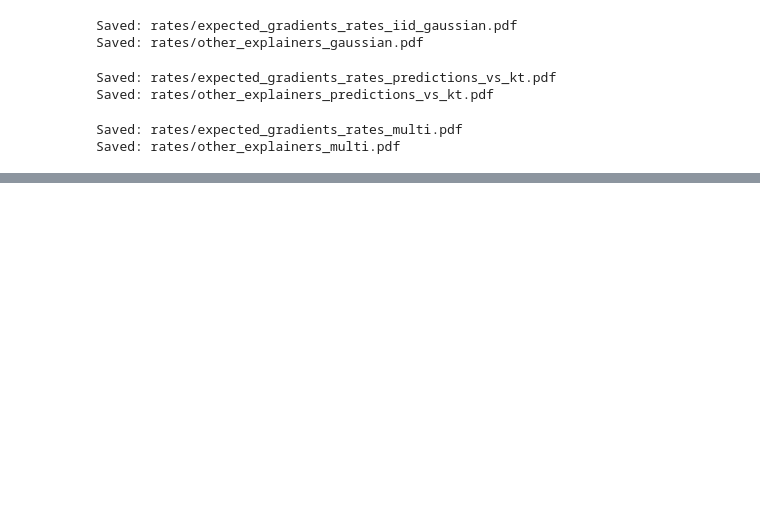
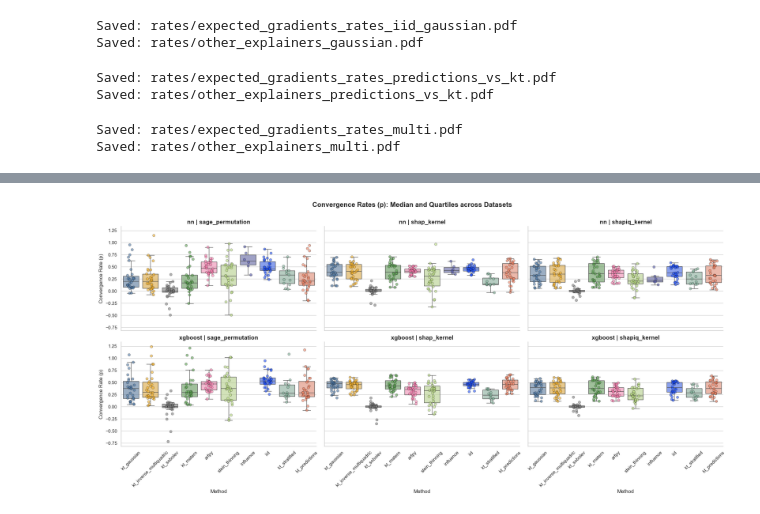
Before and after one commit to kateqwerty001/bsc-compress-then-explain, a Jupyter notebook: visualizations/rates.ipynb, the cells around one changed output, grey strips where cells are left out. Saved outputs shown, nothing was run; the diff lists cells and outputs as text; code cells hidden in the pictures; blank space fills up the shorter version.

Commit message:
rates - update

```diff
--- a/visualizations/rates.ipynb
+++ b/visualizations/rates.ipynb
@@ -456,0 +460,83 @@ Saved: rates/other_explainers_multi.pdf
+# %%
+method_colors = {
+    "kt_gaussian": "#4E79A7",
+    "kt_inverse_multiquadric": "#F5B027",
+    "kt_sobolev": "gray",
+    "kt_matern": "#59A14F",
+    "arfpy": "#FF7DB0",
+    "stein_thinning": "#B8DB80",
+    "influence": "#5459AC",
+    "iid": "#1F51FF",
+    "kt_stratified": "#81b29a",
+    "kt_predictions": "#f08060"
+}
+# %%
+coeffs_df_exp_grads = coeffs_df[coeffs_df["explainer_total"] == "expected_gradients"].copy()
+coeffs_df_other = coeffs_df[coeffs_df["explainer_total"] != "expected_gradients"].copy()
+# %%
+import matplotlib.pyplot as plt
+import seaborn as sns
+
+sns.set_theme(style="whitegrid")
+
+available_methods = coeffs_df_other["method_total"].unique()
+method_order = [m for m in method_colors.keys() if m in available_methods]
+
+g = sns.FacetGrid(
+    coeffs_df_other,
+    col="explainer_total",
+    row="model_name",
+    sharey=True,
+    height=5,
+    aspect=1.4
+)
+
+def draw_boxplot_with_points(data, **kwargs):
+    ax = plt.gca()
+
+    sns.boxplot(
+        data=data,
+        x="method_total",
+        y="p",
+        order=method_order,
+        palette=method_colors,
+        fliersize=0,
+        linewidth=1,
+        ax=ax
+    )
+
+    for patch in ax.patches:
+        r, g_col, b, a = patch.get_facecolor()
+        patch.set_facecolor((r, g_col, b, 0.6))
+
+    sns.stripplot(
+        data=data,
+        x="method_total",
+        y="p",
+        order=method_order,
+        hue="method_total",
+        palette=method_colors,
+        jitter=0.2,
+        size=6,
+        alpha=0.6,
+        edgecolor="black",
+        linewidth=0.5,
+        legend=False,
+        ax=ax
+    )
+
+g.map_dataframe(draw_boxplot_with_points)
+
+g.set_axis_labels("Method", "Convergence Rate (p)", fontsize=12)
+g.set_titles(row_template="{row_name}", col_template="{col_name}", size=14, weight='bold')
+
+for ax in g.axes.flat:
+    ax.tick_params(axis='x', rotation=45)
+    ax.xaxis.grid(False)
+
+plt.tight_layout()
+plt.subplots_adjust(top=0.9)
+g.fig.suptitle("Convergence Rates (p): Median and Quartiles across Datasets", fontsize=16, fontweight='bold')
+
+plt.show()
+# %% [output]
@@ -456,0 +560 @@ Saved: rates/other_explainers_multi.pdf
+[figure, added]
```
Also changed, not shown: parts of 8 cells of this notebook, 6 other files.
